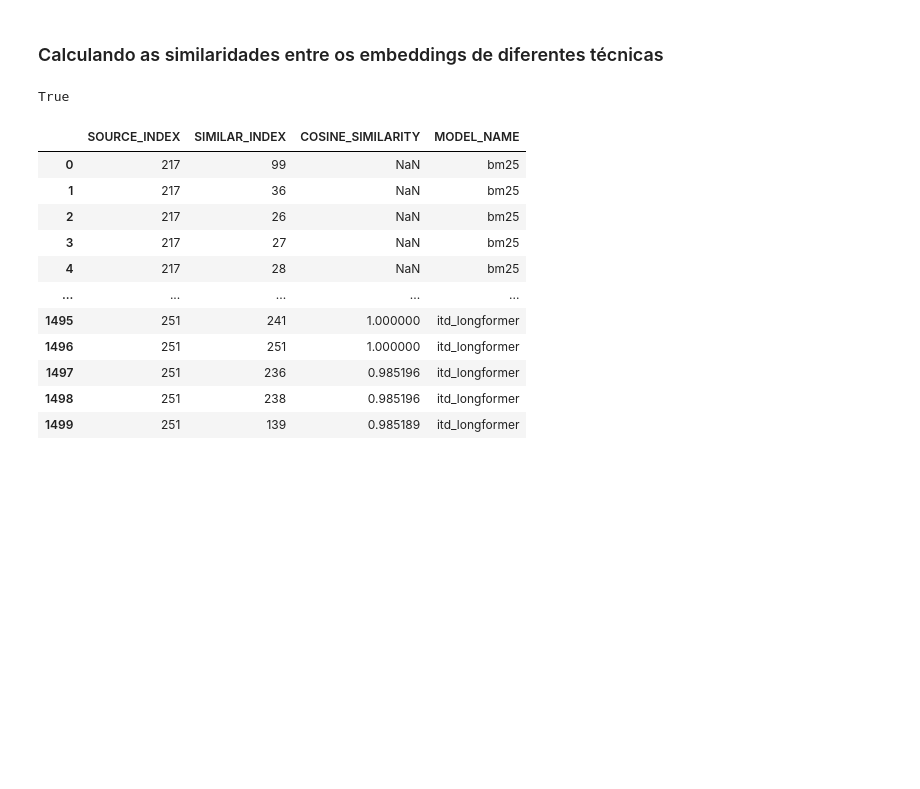
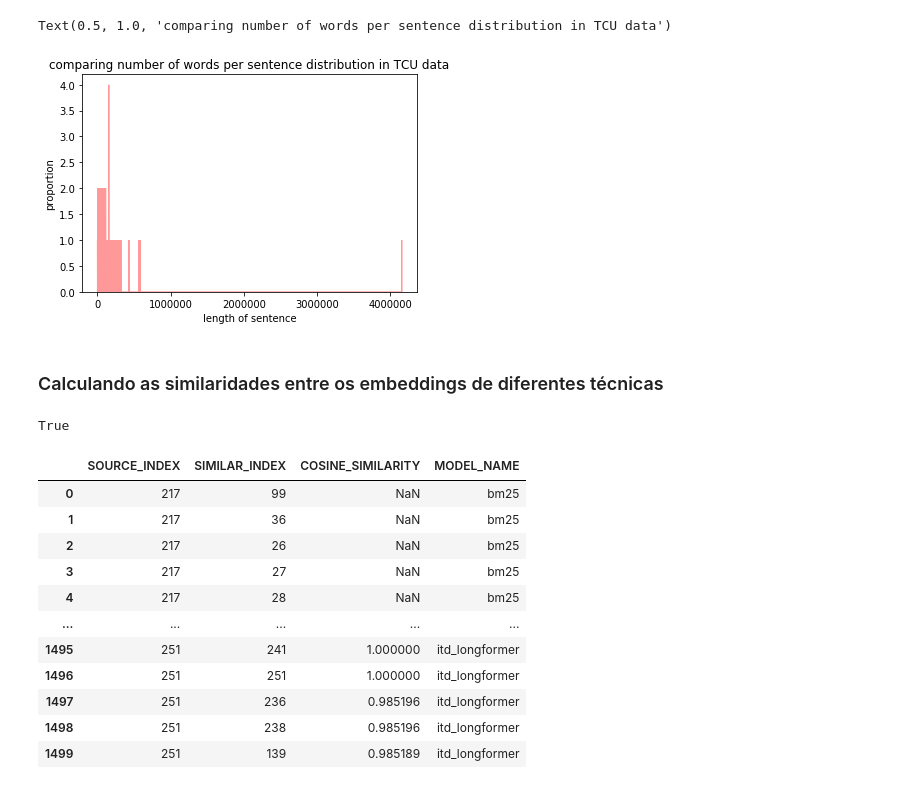
Before and after one commit to danieljunior/techniques_comparision_for_Legal_STS, a Jupyter notebook: notebooks/Test.ipynb, the cells around one changed output. Drawn from its saved outputs; the diff is of its cells as text; code cells hidden in the pictures; blank space fills up the shorter version.

```diff
--- a/notebooks/Test.ipynb
+++ b/notebooks/Test.ipynb
@@ -6,6 +6,6 @@ sys.path.insert(0,parentdir)
 # %%
 import pandas as pd
 
-data = pd.read_csv('../datasets/jurisprudencias_tcu.csv')
+data = pd.read_csv('../datasets/jurisprudencias_tcu.csv', index_col=0,).dropna().drop_duplicates()
 data
 # %% [output]
@@ -25,3 +25,16 @@ data
+# %%
+from matplotlib import pyplot as plt
+
+tamanho_votos = [len(doc) for doc in data.VOTO]
+
+plt.hist(tamanho_votos, bins=range(min(tamanho_votos), max(tamanho_votos) + 1, 1), histtype='step',
+              alpha=0.4, color="red")
+plt.xlabel("length of sentence")
+plt.ylabel("proportion")
+plt.title("comparing number of words per sentence distribution in TCU data")
+# %% [output]
+Text(0.5, 1.0, 'comparing number of words per sentence distribution in TCU data')
+[figure, added]
 # %% [markdown]
 ### Calculando as similaridades entre os embeddings de diferentes técnicas
 # %%
```
Also changed, not shown: parts of 1 cell of this notebook, 3 other files.
